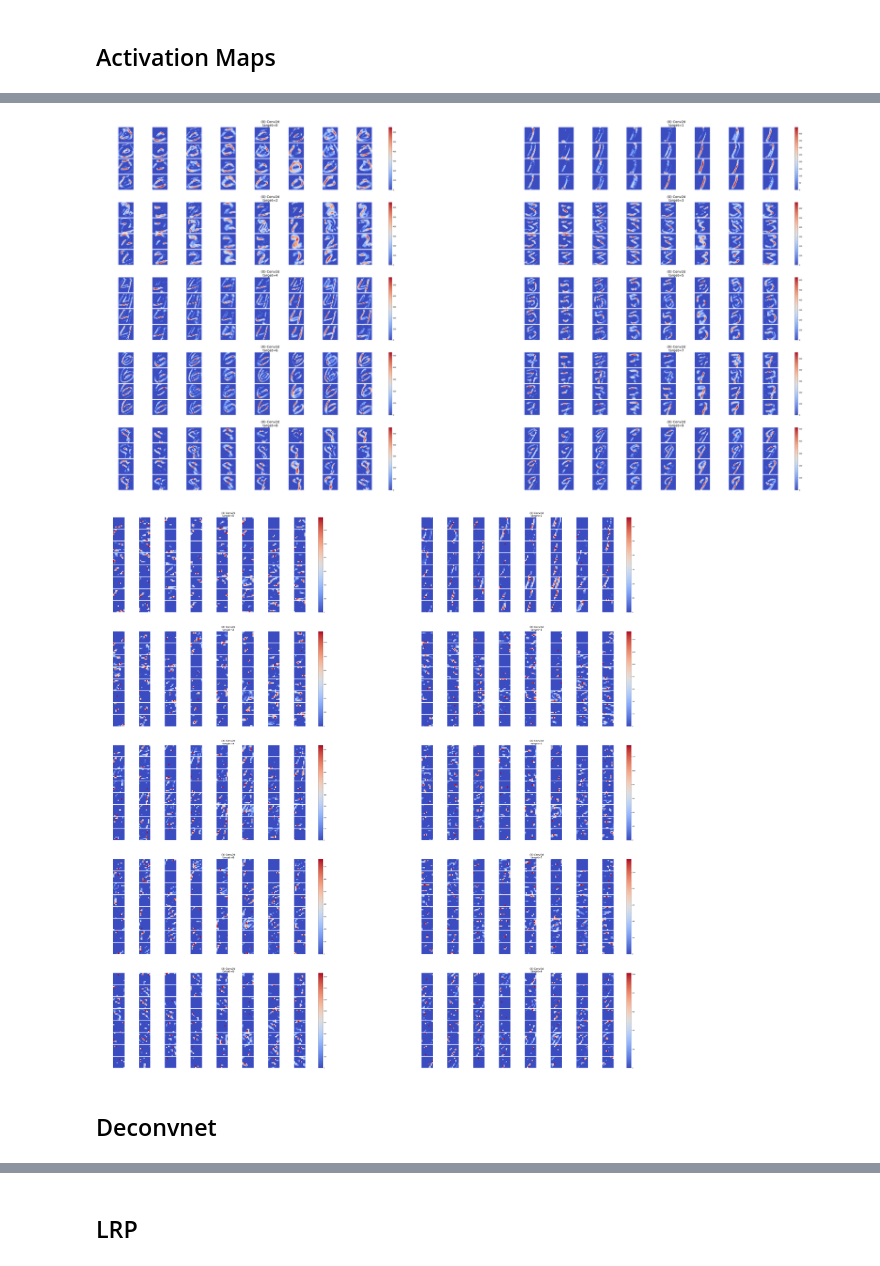
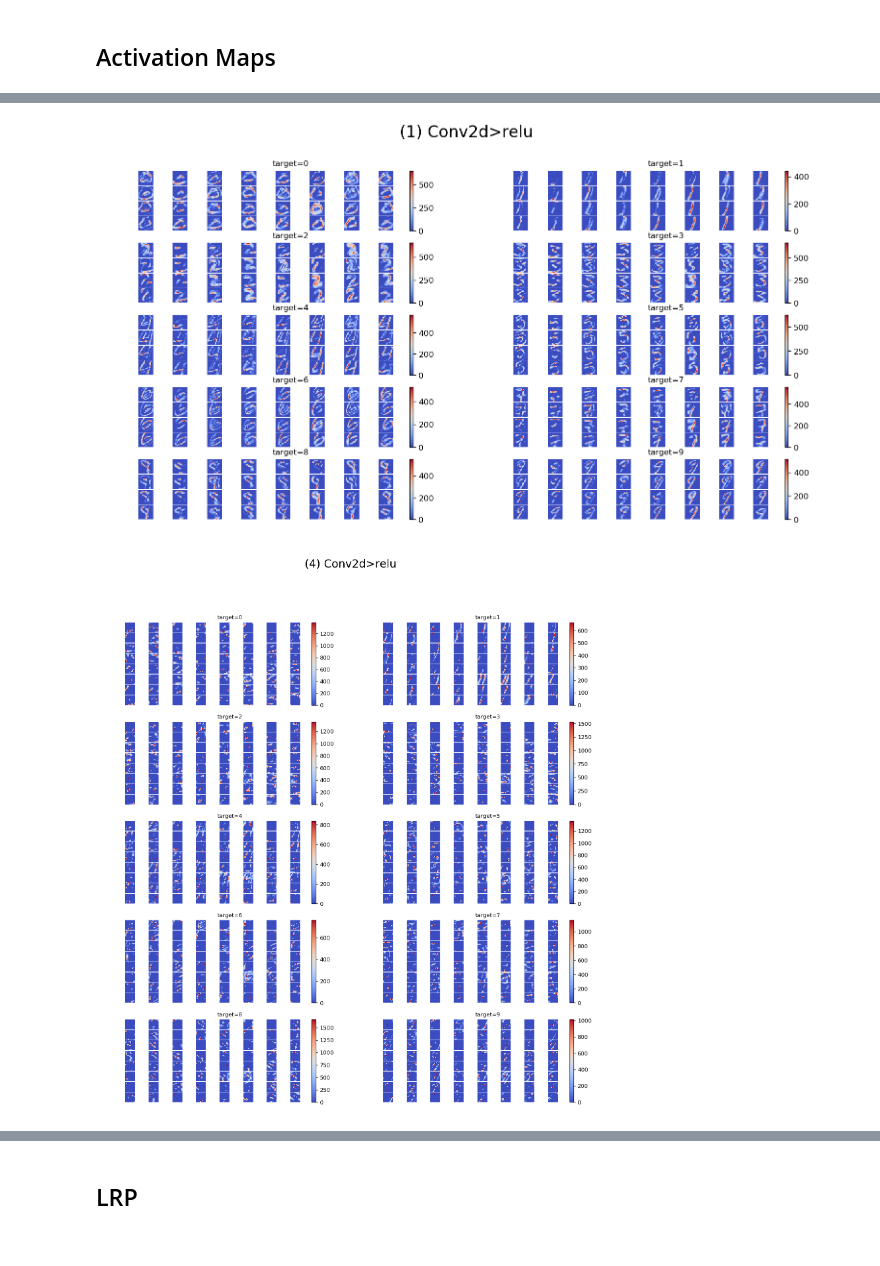
Before and after one commit to simonjisu/XAI, a Jupyter notebook: XAI.ipynb, the cells around one changed output, grey strips where cells are left out. Drawn from its saved outputs; the diff is of its cells as text; code cells hidden in the pictures.

```diff
--- a/XAI.ipynb
+++ b/XAI.ipynb
@@ -78,11 +78,15 @@ model = MNISTmodel(model_type, activation_type)
 load_path = f"./trained/mnist/{model_type}-{activation_type}.pt"
 model.load_state_dict(torch.load(load_path, map_location="cpu"))
 
-def model_predict(model, samples):
+def model_predict(model, samples, get_switches=False):
     model.eval()
     outputs = model(samples, store=True)
     preds = outputs.argmax(1)
-    return preds
+    if get_switches:
+        convs_outputs, switches = model.forward_switches(samples, store=True)
+        return preds, convs_outputs, switches
+    else:
+        return preds
 
 preds = model_predict(model, imgs)
 fig, axes = plt.subplots(2, 5)
@@ -97,7 +101,7 @@ plt.show()
 # %% [output]
 [figure]
 # %%
-def draw_actmap(tensor, title, labels=None, vis_row=2, vis_channel=4, return_fig=False):
+def draw_actmap(tensor, title, labels=None, vis_row=2, vis_channel=4, dpi=80, return_fig=False):
     """
     vis_row: related with batch
     vis_channel: related with channel
@@ -108,19 +112,17 @@ def draw_actmap(tensor, title, labels=None, vis_row=2, vis_channel=4, return_fig
         fig_h, fig_w = (4*B, 4)
         a, b = (1, 1)
     else:
-        fig_h, fig_w = ((C//vis_channel)*B, vis_channel*B)
+        fig_h, fig_w = ((C//vis_channel)*(B//vis_row), vis_channel*(B//vis_row))
         a, b = (vis_channel, C//vis_channel)
 
-    fig = plt.figure(figsize=(fig_h, fig_w))
-
-    o_grid = gridspec.GridSpec(vis_row, B//vis_row, wspace=0.2, hspace=0.2)
+    fig = plt.figure(figsize=(fig_h, fig_w), dpi=dpi)
+    fig.suptitle(title, fontsize=20)
+    o_grid = gridspec.GridSpec(vis_row, B//vis_row, wspace=0.1, hspace=0.2)
     for k, o_g in enumerate(o_grid):
         ax = fig.add_subplot(o_g)
         if labels is not None:
-            t = title + f"\ntarget={labels[k]}"
-        else:
-            t = title
-        ax.set_title(t, fontsize=20)
+            t = f"target={labels[k]}"
+            ax.set_title(t, fontsize=10)
         ax.axis("off")
 
         i_grid = gridspec.GridSpecFromSubplotSpec(a, b,
@@ -145,14 +147,12 @@ odict_keys(['(0) Conv2d', '(3) Conv2d', '(7) Linear'])
 # %%
-layer_name = "(0) Conv2d"
+layer_name = "(1) Conv2d>relu"
 act_map = model.activation_maps[layer_name]
-draw_actmap(act_map, layer_name, labels=labels, vis_row=5, vis_channel=4)
+draw_actmap(act_map, layer_name, labels=labels, vis_row=5, vis_channel=4, dpi=120)
 # %% [output]
-[figure, old version]
+[figure, new version]
 # %%
-layer_name = "(3) Conv2d"
+layer_name = "(4) Conv2d>relu"
 act_map = model.activation_maps[layer_name]
-draw_actmap(act_map, layer_name, labels=labels, vis_row=5, vis_channel=8)
+draw_actmap(act_map, layer_name, labels=labels, vis_row=5, vis_channel=8, dpi=120)
 # %% [output]
-[figure, old version]
+[figure, new version]
-# %% [markdown]
-## Deconvnet
```
Also changed, not shown: parts of 46 cells of this notebook, 15 other files.
